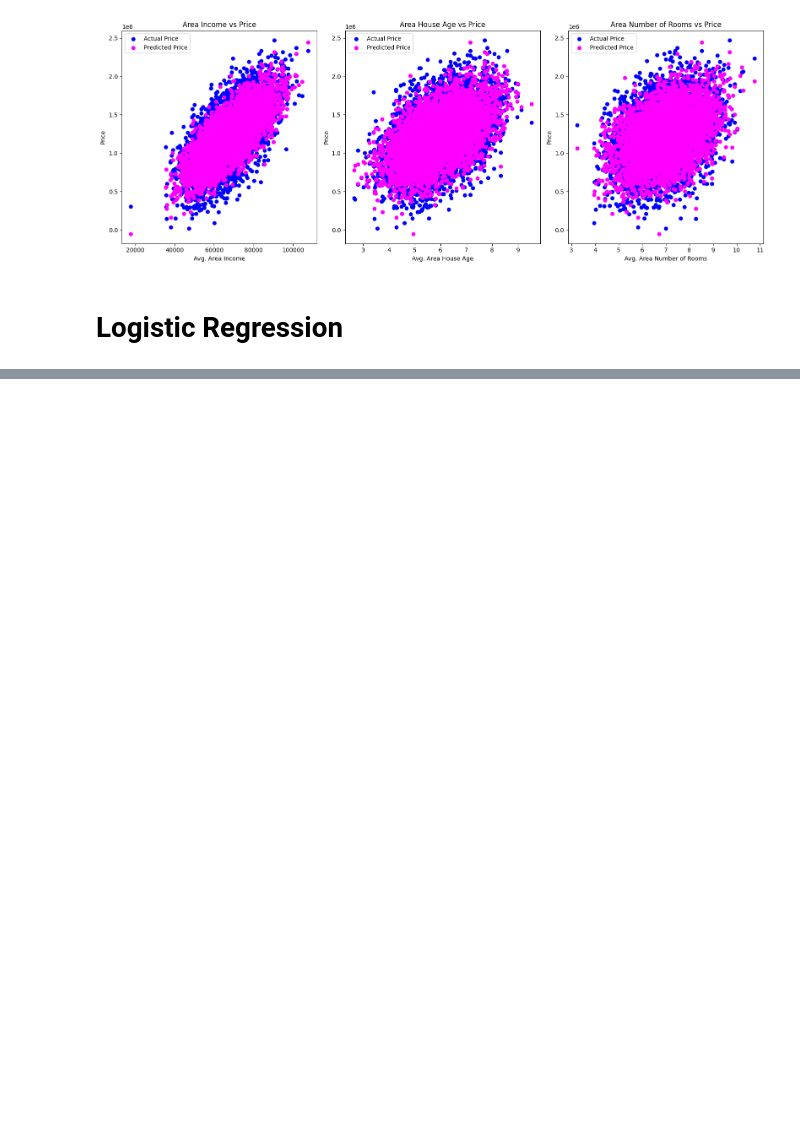
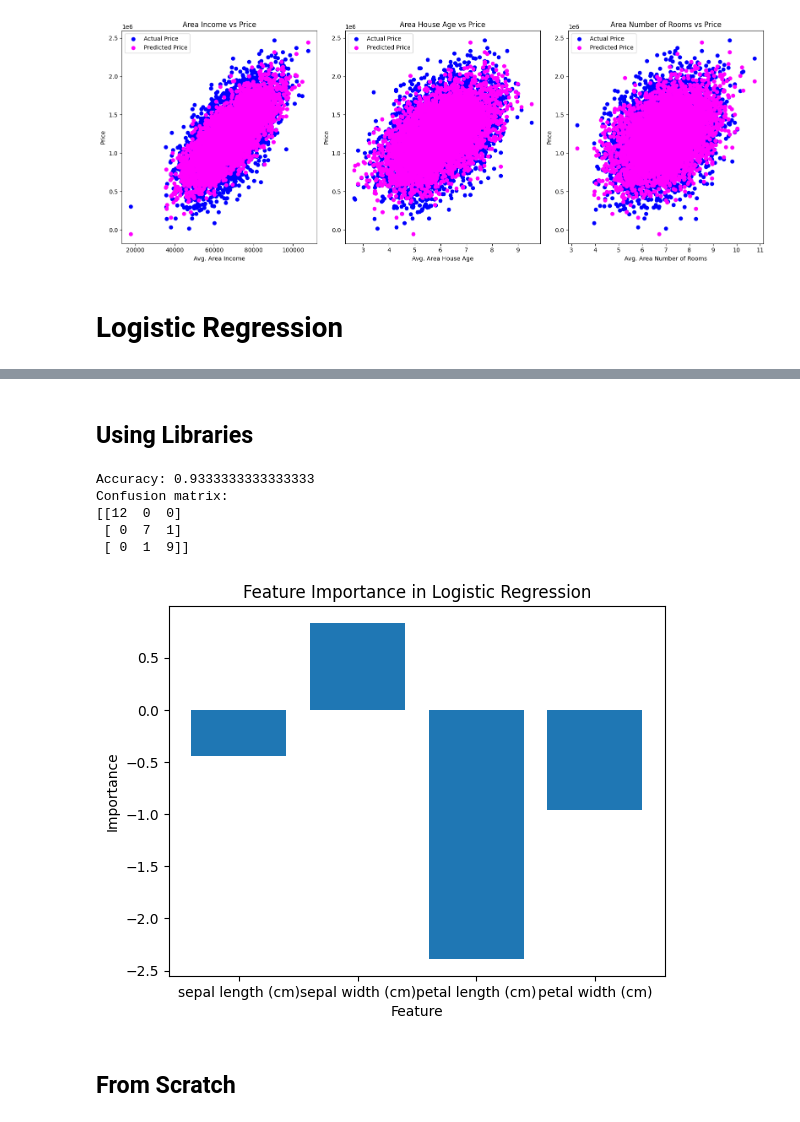
Before and after one commit to mohammed1916/ml, a Jupyter notebook: 1_Regression_from_scratch.ipynb, the cells around one changed output, grey strips where cells are left out. Drawn from its saved outputs; the diff is of its cells as text; code cells hidden in the pictures; blank space fills up the shorter version.

```diff
--- a/1_Regression_from_scratch.ipynb
+++ b/1_Regression_from_scratch.ipynb
@@ -562,0 +381,49 @@ print("Intercept:", intercept)
+# %% [markdown]
+## Using Libraries
+# %%
+from sklearn.datasets import load_iris
+from sklearn.model_selection import train_test_split
+from sklearn.linear_model import LogisticRegression
+from sklearn.metrics import accuracy_score, confusion_matrix, ConfusionMatrixDisplay
+
+iris = load_iris()
+X = iris.data
+y = iris.target
+
+X_train, X_test, y_train, y_test = train_test_split(X, y, test_size=0.2, random_state=62)
+# %%
+
+
+model = LogisticRegression(max_iter=100000)
+
+model.fit(X_train, y_train)
+
+y_pred = model.predict(X_test)
+
+accuracy = accuracy_score(y_test, y_pred)
+print("Accuracy:", accuracy)
+
+cm = confusion_matrix(y_test, y_pred)
+print("Confusion matrix:")
+print(cm)
+
+ConfusionMatrixDisplay(confusion_matrix=cm, display_labels= model.classes_)
+
+if hasattr(model, 'coef_'):
+  import matplotlib.pyplot as plt
+  feature_names = iris.feature_names
+  coefs = model.coef_[0]
+  plt.bar(feature_names, coefs)
+  plt.xlabel("Feature")
+  plt.ylabel("Importance")
+  plt.title("Feature Importance in Logistic Regression")
+  plt.show()
+# %% [output]
+Accuracy: 0.9333333333333333
+Confusion matrix:
+[[12  0  0]
+ [ 0  7  1]
+ [ 0  1  9]]
+[figure, added]
+# %% [markdown]
+## From Scratch
```
Also changed, not shown: parts of 37 cells of this notebook.
